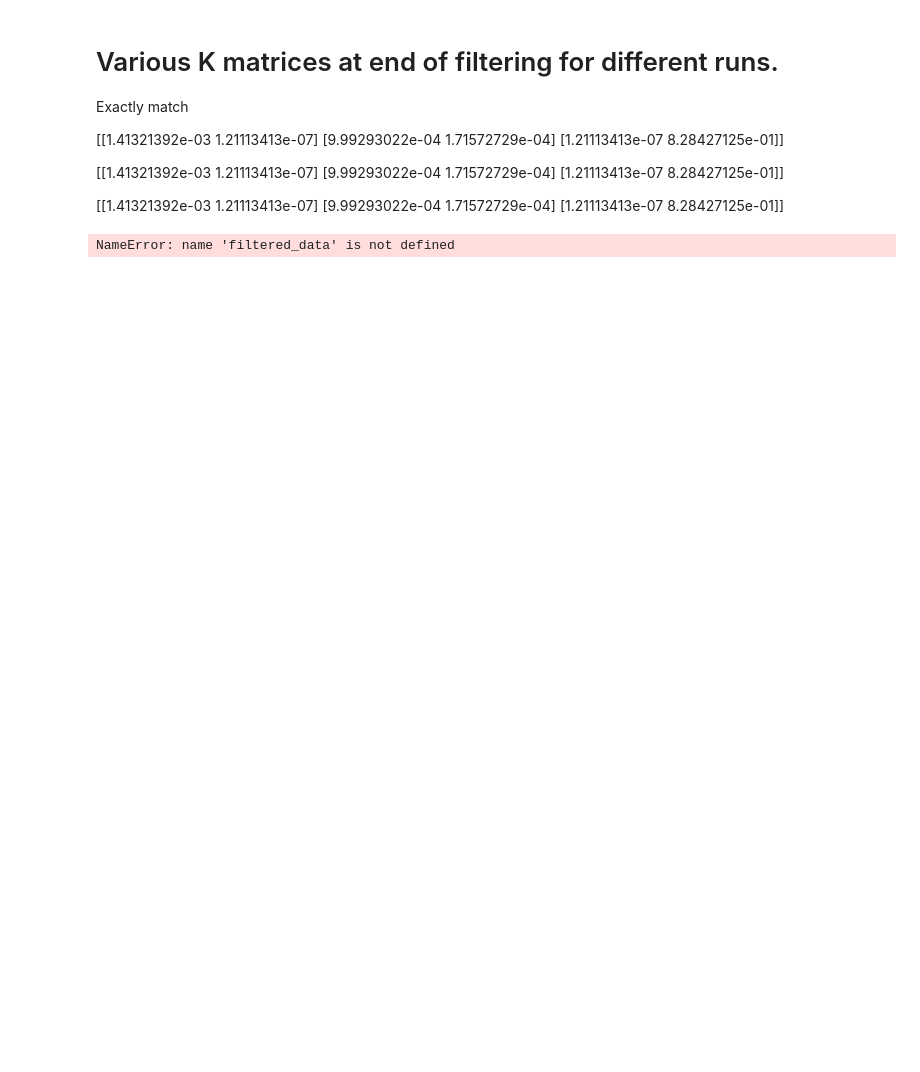
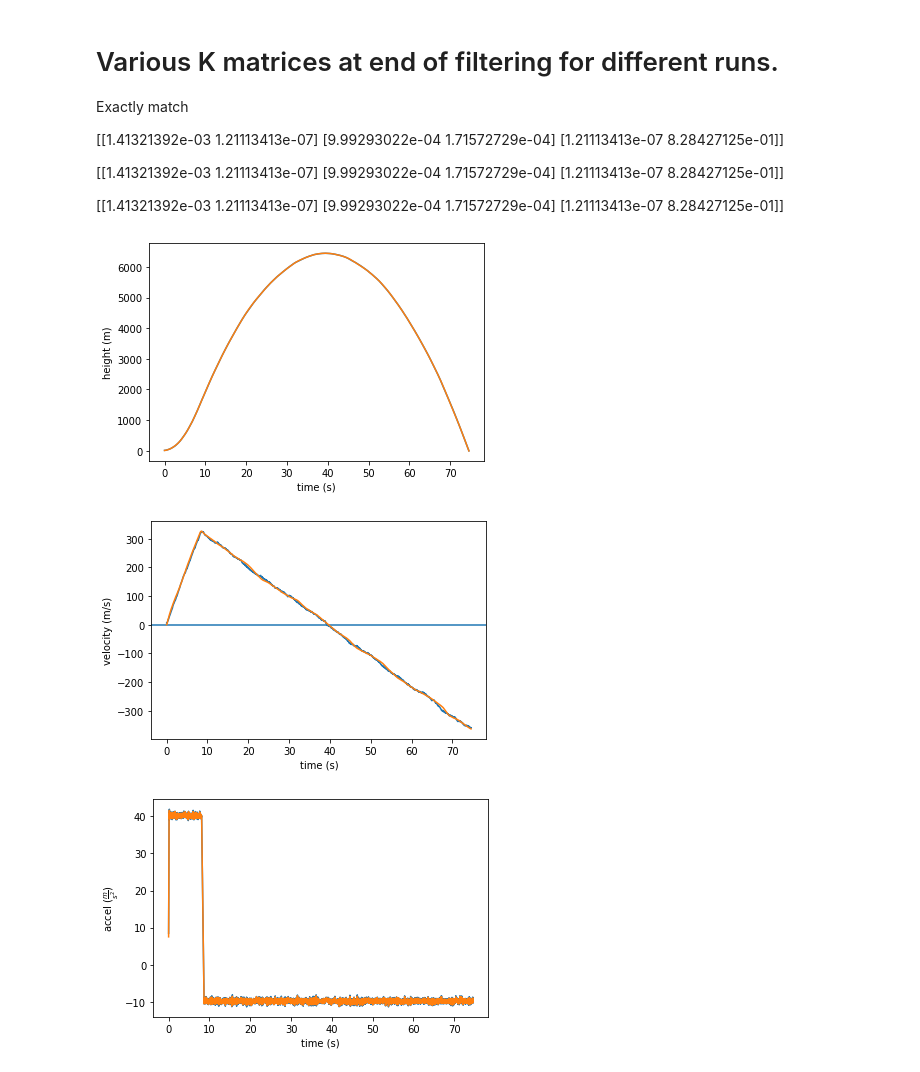
Before and after one commit to Space-Enterprise-at-Berkeley/Tests, a Jupyter notebook: Barometer Apogee detection test.ipynb, the cells around one changed output. Drawn from its saved outputs; the diff is of its cells as text; code cells hidden in the pictures; blank space fills up the shorter version.

```diff
--- a/Barometer Apogee detection test.ipynb
+++ b/Barometer Apogee detection test.ipynb
@@ -134,10 +133,11 @@ Exactly match
   [9.99293022e-04 1.71572729e-04]
   [1.21113413e-07 8.28427125e-01]]
 # %%
-
-kalman.plot_states(T, raw_data, 20000, 50095, filtered_data)
+kalman.plot_states(T, raw_data, 0, 100000, filtered_data)
 # %% [output]
-NameError: name 'filtered_data' is not defined
+[figure, added]
+[figure, added]
+[figure, added]
 # %%
 apogee = kalman.Apogee(filtered_data[:,0,0])
 print(apogee)
```
Also changed, not shown: parts of 7 cells of this notebook.
